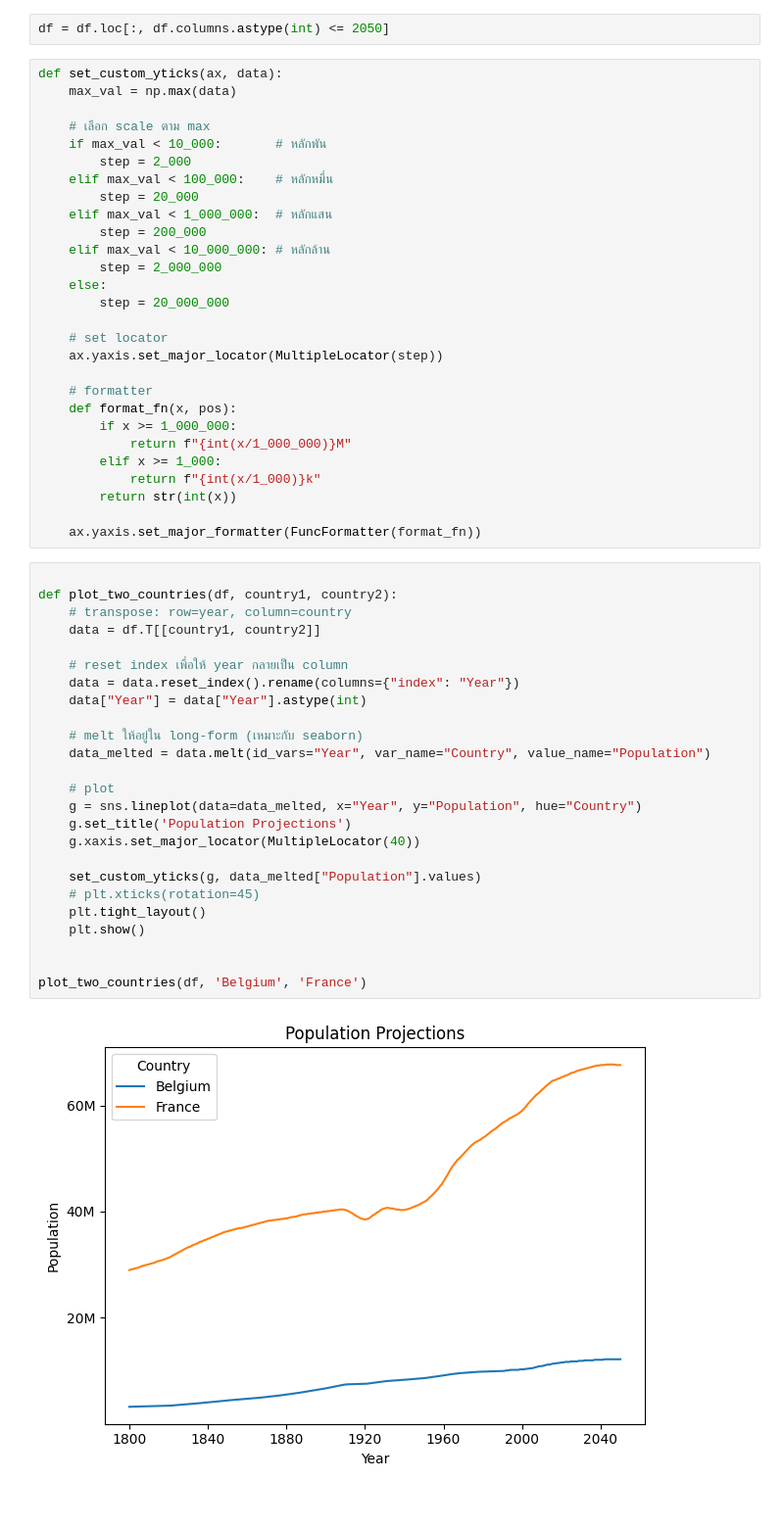
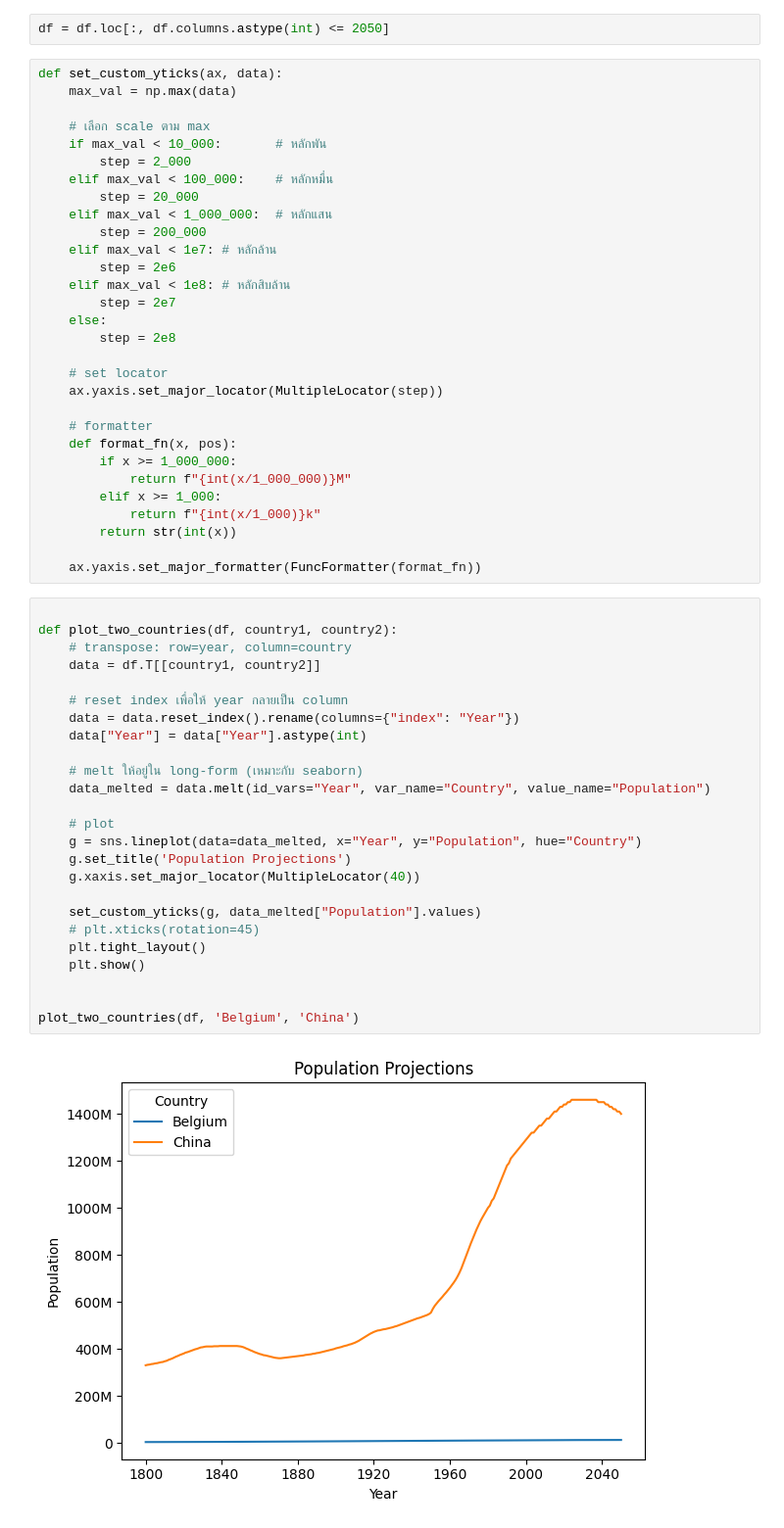
Before and after one commit to lockdoor/python_for_data_sci, a Jupyter notebook: python-2-datatable/ex02/aff_pop.ipynb, the cells around one changed output. Shown: that part at 98% size. Saved outputs shown, nothing was run; the diff lists cells and outputs as text.

```diff
--- a/python-2-datatable/ex02/aff_pop.ipynb
+++ b/python-2-datatable/ex02/aff_pop.ipynb
@@ -69,10 +69,12 @@ def set_custom_yticks(ax, data):
         step = 20_000
     elif max_val < 1_000_000:  # หลักแสน
         step = 200_000
-    elif max_val < 10_000_000: # หลักล้าน
-        step = 2_000_000
+    elif max_val < 1e7: # หลักล้าน
+        step = 2e6
+    elif max_val < 1e8: # หลักสิบล้าน
+        step = 2e7
     else:
-        step = 20_000_000
+        step = 2e8
 
     # set locator
     ax.yaxis.set_major_locator(MultipleLocator(step))
@@ -89,27 +91,27 @@ def set_custom_yticks(ax, data):
 # %%
 
 def plot_two_countries(df, country1, country2):
     # transpose: row=year, column=country
     data = df.T[[country1, country2]]
 
     # reset index เพื่อให้ year กลายเป็น column
     data = data.reset_index().rename(columns={"index": "Year"})
     data["Year"] = data["Year"].astype(int)
 
     # melt ให้อยู่ใน long-form (เหมาะกับ seaborn)
     data_melted = data.melt(id_vars="Year", var_name="Country", value_name="Population")
 
     # plot
     g = sns.lineplot(data=data_melted, x="Year", y="Population", hue="Country")
     g.set_title('Population Projections')
     g.xaxis.set_major_locator(MultipleLocator(40))
 
     set_custom_yticks(g, data_melted["Population"].values)
     # plt.xticks(rotation=45)
     plt.tight_layout()
     plt.show()
 
 
-plot_two_countries(df, 'Belgium', 'France')
+plot_two_countries(df, 'Belgium', 'China')
 # %% [output]
-[figure, old version]
+[figure, new version]
```
Also changed, not shown: 19 other files.
